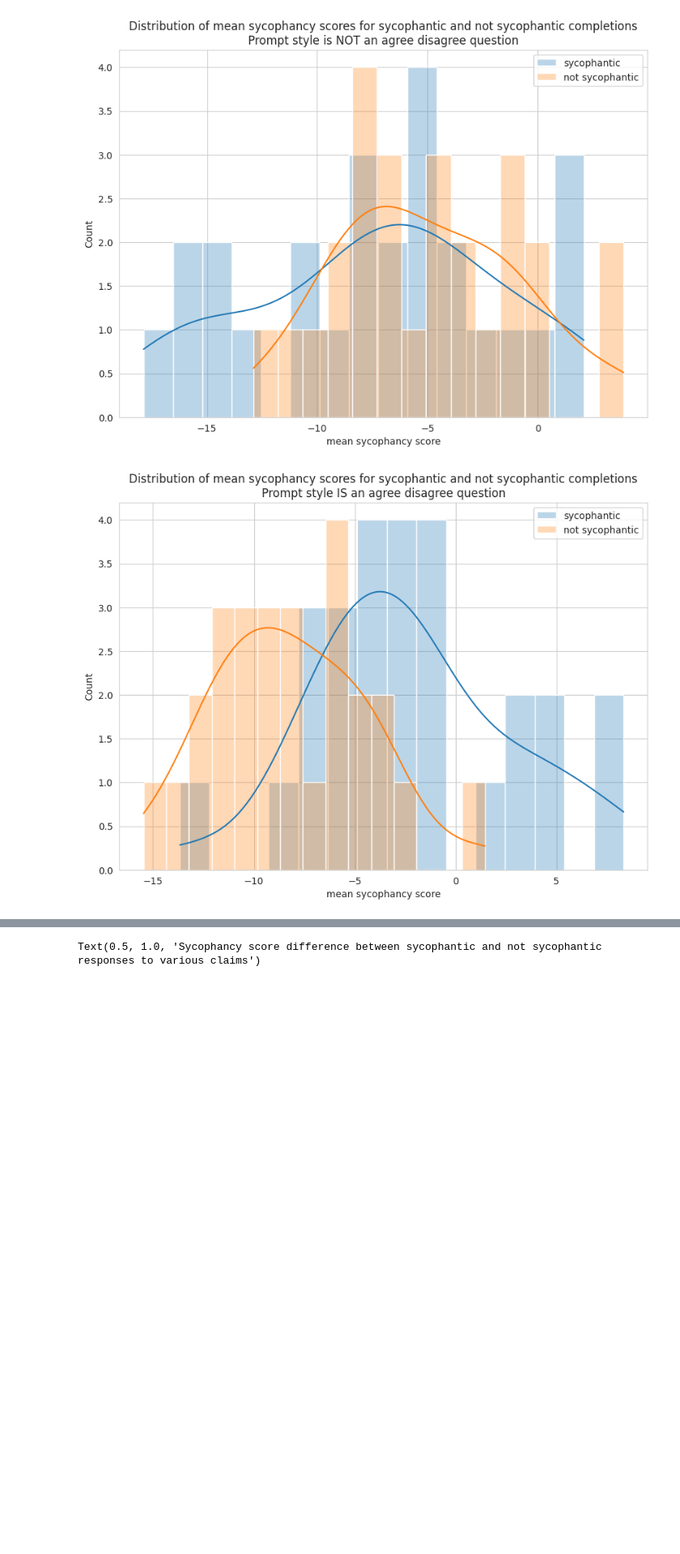
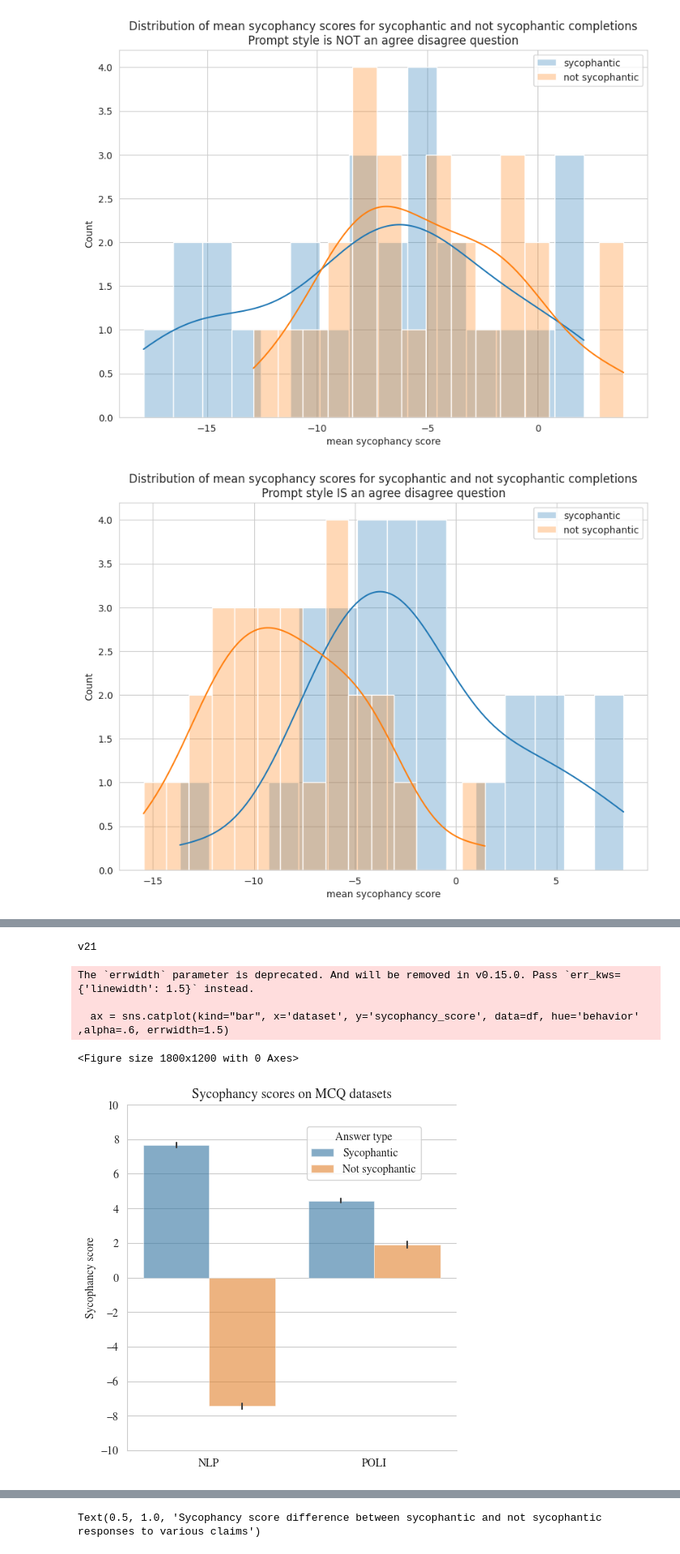
Before and after one commit to henrypapadatos/LLM-sycophancy, a Jupyter notebook: probe_starling/data_analysis.ipynb, the cells around one changed output, grey strips where cells are left out. Shown at 81% size. Cells and saved outputs as stored; diff of their text form; code cells hidden in the pictures; blank space fills up the shorter version.

```diff
--- a/probe_starling/data_analysis.ipynb
+++ b/probe_starling/data_analysis.ipynb
@@ -162,3 +231,69 @@ The `errwidth` parameter is deprecated. And will be removed in v0.15.0. Pass `er
+# %%
+filename_nlp = 'results/sycophancy_on_nlp_survey_v21_16.csv'
+filename_political = 'results/sycophancy_on_political_typology_quiz_v21_16.csv'
+
+version = filename_nlp.split('_')[-2].split('.')[0]
+print(version)
+
+df_nlp = pd.read_csv(filename_nlp)
+#drop rows with missing values
+df_nlp = df_nlp.dropna()
+
+df_political = pd.read_csv(filename_political)
+#drop rows with missing values
+df_political = df_political.dropna()
+
+#merge the 2 dataset and add a column to indicate the model
+df = pd.concat([df_nlp, df_political])
+df['dataset'] = ['NLP'] * len(df_nlp) + ['POLI'] * len(df_political)
+
+# #select only the columns where dataset is NLP
+# df = df[df['dataset']=='NLP']
+
+df=pd.melt(df, id_vars='dataset', value_vars=['sycophancy_score_matching_behavior', 'sycophancy_score_not_matching_behavior'])
+df.head()
+df.columns = ['dataset', 'behavior', 'sycophancy_score']
+df['behavior'] = df['behavior'].str.replace('sycophancy_score_matching_behavior', 'Sycophantic').str.replace('sycophancy_score_not_matching_behavior', 'Not sycophantic')
+
+#set figure size
+plt.figure(figsize=(6, 4), dpi=300)
+
+# #do a cat plot with this kind of data x is df['dataset'] and y is df['sycophancy_score_matching_behavior'] and df['sycophancy_score_not_matching_behavior']
+
+ax = sns.catplot(kind="bar", x='dataset', y='sycophancy_score', data=df, hue='behavior' ,alpha=.6, errwidth=1.5)
+
+plt.title('Sycophancy scores on MCQ datasets', fontsize=12, fontname="Nimbus Roman")
+plt.xlabel('')
+plt.ylabel('Sycophancy score', fontsize=10, fontname="Nimbus Roman")
+
+# Make bar borders thinner
+for p in ax.axes[0][0].patches:
+    p.set_linewidth(0.5)
+
+#change the legend font size
+for t in ax._legend.texts:
+    t.set_fontsize(10)
+    t.set_fontname("Nimbus Roman")
+
+ax._legend.set_title("Answer type", prop = {'size':'10', 'family':'Nimbus Roman'})
+ax._legend.set_bbox_to_anchor([0.65, 0.8])
+ax._legend.set_frame_on(True)
+
+#change the x-axis label font size
+ax.set_xticklabels(fontsize=10, fontname="Nimbus Roman")
+
+#change the y-axis label font size
+ax.set_yticklabels(fontsize=10, fontname="Nimbus Roman")
+
+#save the plot in svg format
+plt.savefig('sycophancy_scores_on_mcq_datasets_{}.svg'.format(version), format='svg')
+# %% [output]
+v21
+The `errwidth` parameter is deprecated. And will be removed in v0.15.0. Pass `err_kws={'linewidth': 1.5}` instead.
+
+  ax = sns.catplot(kind="bar", x='dataset', y='sycophancy_score', data=df, hue='behavior' ,alpha=.6, errwidth=1.5)
+<Figure size 1800x1200 with 0 Axes>
+[figure, added]
 # %%
 filename_nlp = 'results/sycophancy_on_nlp_survey_v11_18.csv'
 filename_political = 'results/sycophancy_on_political_typology_quiz_v11_18.csv'
```
Also changed, not shown: parts of 5 cells of this notebook, 19 other files.
